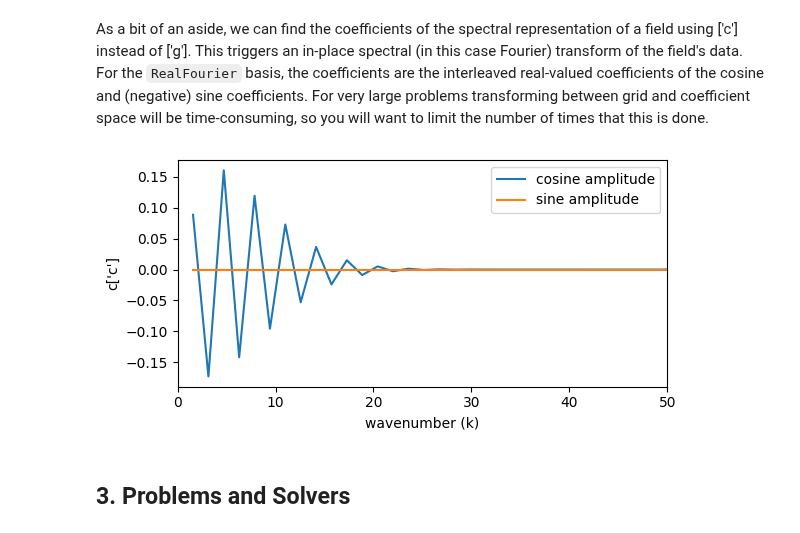
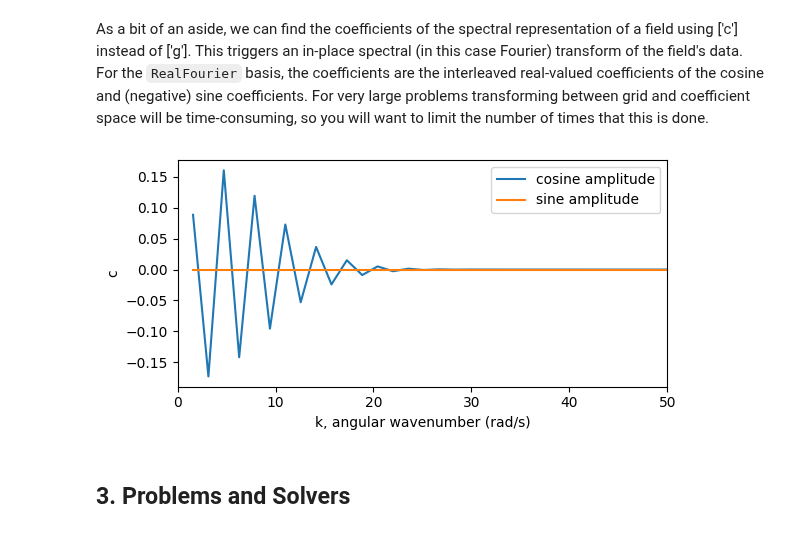
Before and after one commit to AnnabelHall/QCES_LNM, a Jupyter notebook: Project1_dedalus.ipynb, the cells around one changed output. Saved outputs shown, nothing was run; the diff lists cells and outputs as text; code cells hidden in the pictures.

```diff
--- a/Project1_dedalus.ipynb
+++ b/Project1_dedalus.ipynb
@@ -178,19 +178,19 @@ For very large problems transforming between grid and coefficient space will be
 # %%
 # This is a visual representation of the coefficient weighting for each sine and cosine
 # ie if one of the sines was 15sin(3x) the wavenumber would be 3 and amplitude would be 3
 # c is the amplitude
 
 k = np.pi * np.arange(1, Nx/2+1) / (x_end - x_start) # Create an array of wavenumbers, k(i)=i*pi/Lx
 plt.figure(figsize=(6, 3))
 plt.plot(k, c['c'][0::2], label='cosine amplitude')
 plt.plot(k, -c['c'][1::2], label='sine amplitude')
-plt.xlabel('wavenumber (k)')
-plt.ylabel("c['c']")
+plt.xlabel('k, angular wavenumber (rad/s)')
+plt.ylabel("c")
 plt.xlim(0, 50)
 plt.legend()
 plt.tight_layout()
 # %% [output]
-[figure, old version]
+[figure, new version]
 # %% [markdown]
 ## 3. Problems and Solvers
 # %% [markdown]
```
Also changed, not shown: parts of 11 cells of this notebook.
